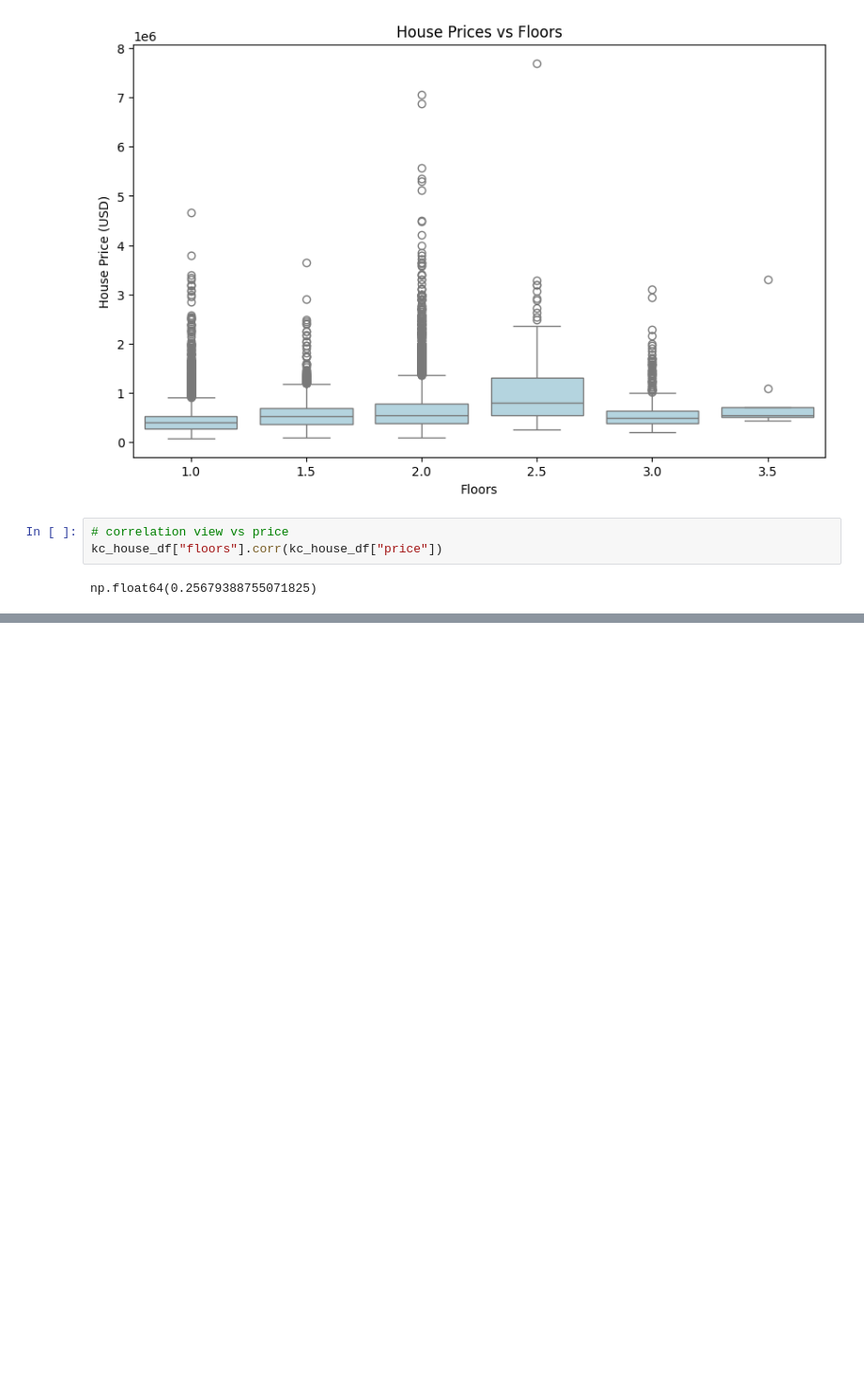
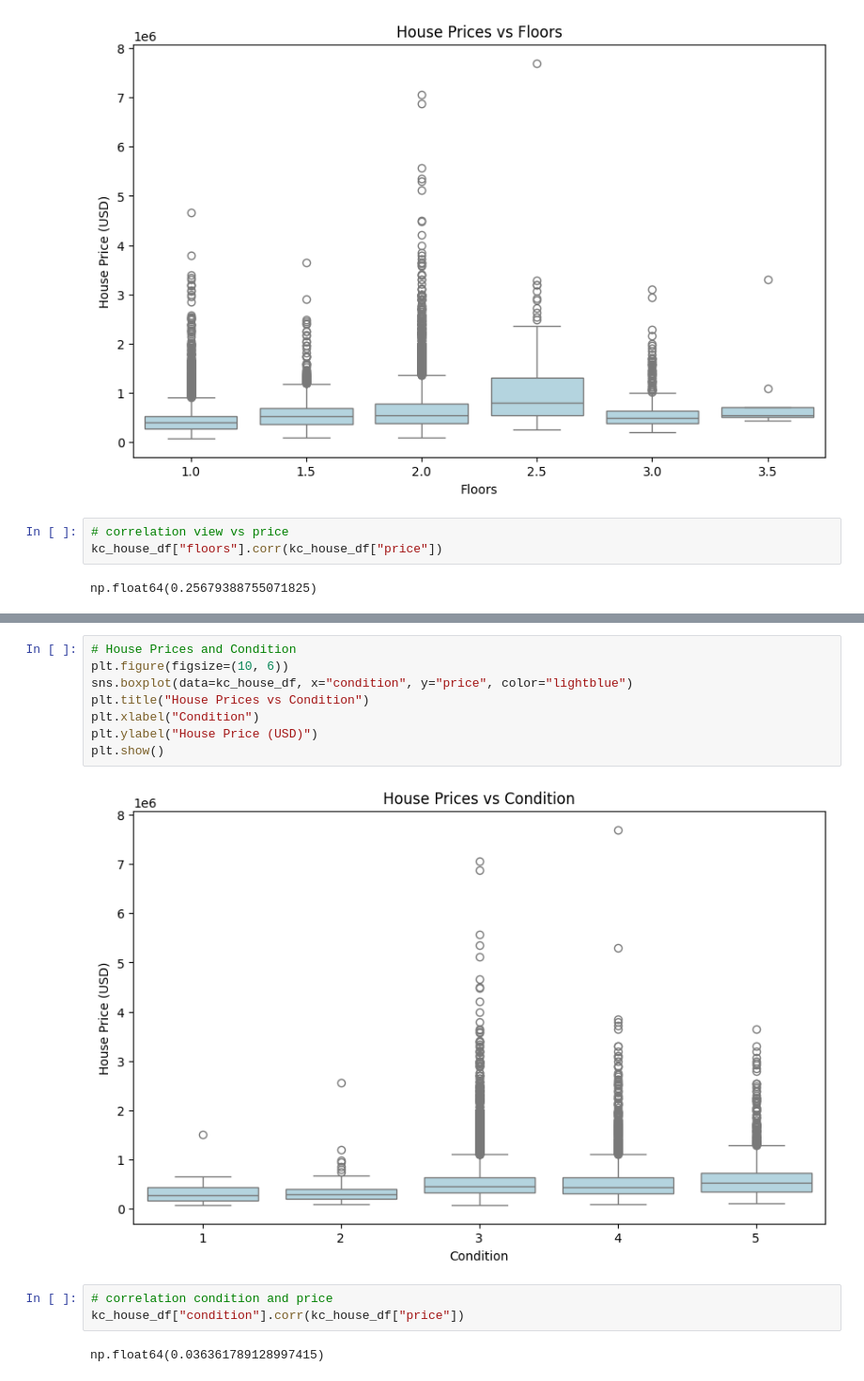
Before and after one commit to luiizsps/house_market, a Jupyter notebook: house_market.ipynb, the cells around one changed output, grey strips where cells are left out. Shown at 94% size. Cells and saved outputs as stored; diff of their text form; blank space fills up the shorter version.

```diff
--- a/house_market.ipynb
+++ b/house_market.ipynb
@@ -215,0 +269,15 @@ np.float64(0.25679388755071825)
+# %%
+# House Prices and Condition
+plt.figure(figsize=(10, 6))
+sns.boxplot(data=kc_house_df, x="condition", y="price", color="lightblue")
+plt.title("House Prices vs Condition")
+plt.xlabel("Condition")
+plt.ylabel("House Price (USD)")
+plt.show()
+# %% [output]
+[figure, added]
+# %%
+# correlation condition and price
+kc_house_df["condition"].corr(kc_house_df["price"])
+# %% [output]
+np.float64(0.036361789128997415)
```
Also changed, not shown: parts of 33 cells of this notebook.
